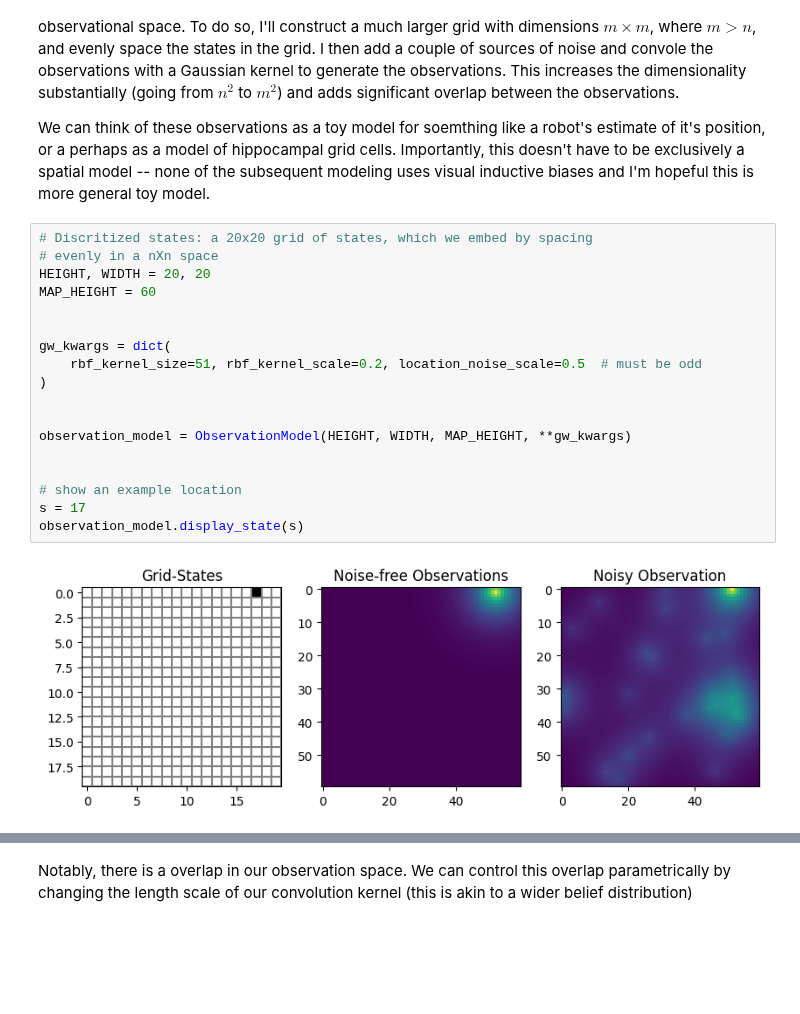
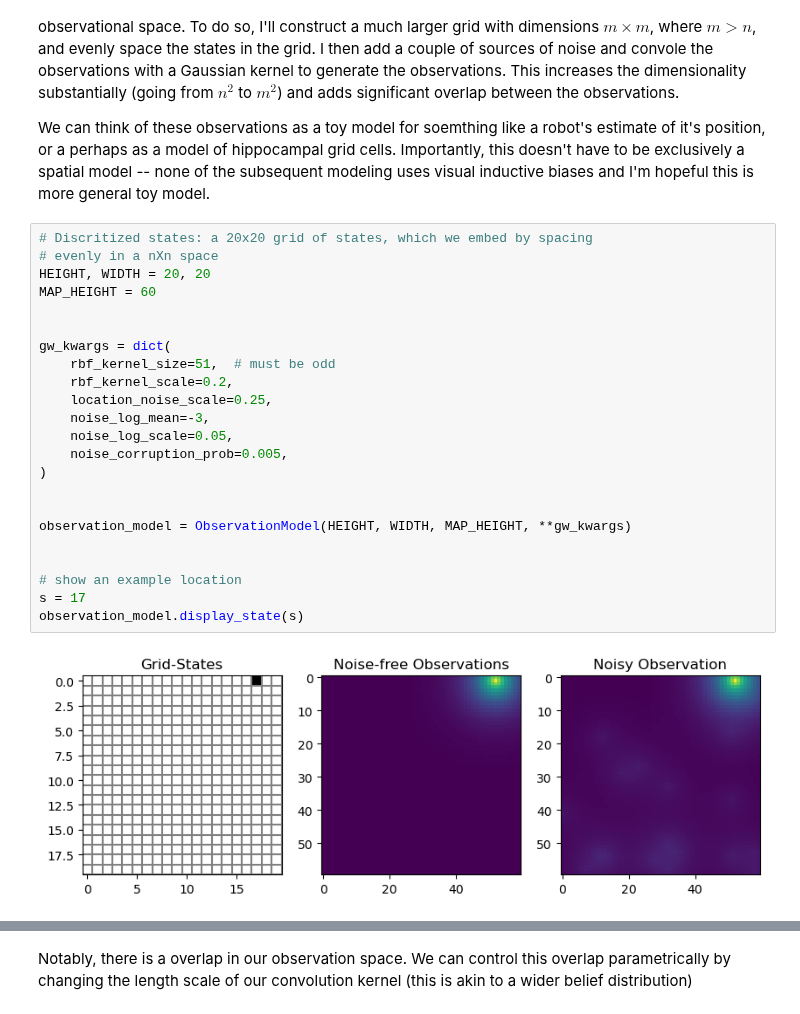
Before and after one commit to nicktfranklin/thread_the_needle, a Jupyter notebook: State_Inference_Network.ipynb, the cells around one changed output, grey strips where cells are left out. Drawn from its saved outputs; the diff is of its cells as text; blank space fills up the shorter version.

```diff
--- a/State_Inference_Network.ipynb
+++ b/State_Inference_Network.ipynb
@@ -53,23 +49,28 @@ We can think of these observations as a toy model for soemthing like a robot's e
 # %%
 # Discritized states: a 20x20 grid of states, which we embed by spacing
 # evenly in a nXn space
 HEIGHT, WIDTH = 20, 20
 MAP_HEIGHT = 60
 
 
 gw_kwargs = dict(
-    rbf_kernel_size=51, rbf_kernel_scale=0.2, location_noise_scale=0.5  # must be odd
+    rbf_kernel_size=51,  # must be odd
+    rbf_kernel_scale=0.2,
+    location_noise_scale=0.25,
+    noise_log_mean=-3,
+    noise_log_scale=0.05,
+    noise_corruption_prob=0.005,
 )
 
 
 observation_model = ObservationModel(HEIGHT, WIDTH, MAP_HEIGHT, **gw_kwargs)
 
 
 # show an example location
 s = 17
 observation_model.display_state(s)
 # %% [output]
-[figure, old version]
+[figure, new version]
 # %%
 ## show the 1-d overlap of neighboring states
 x, _ = observation_model.get_obs_coords(26)
```
Also changed, not shown: parts of 16 cells of this notebook, 7 other files.
